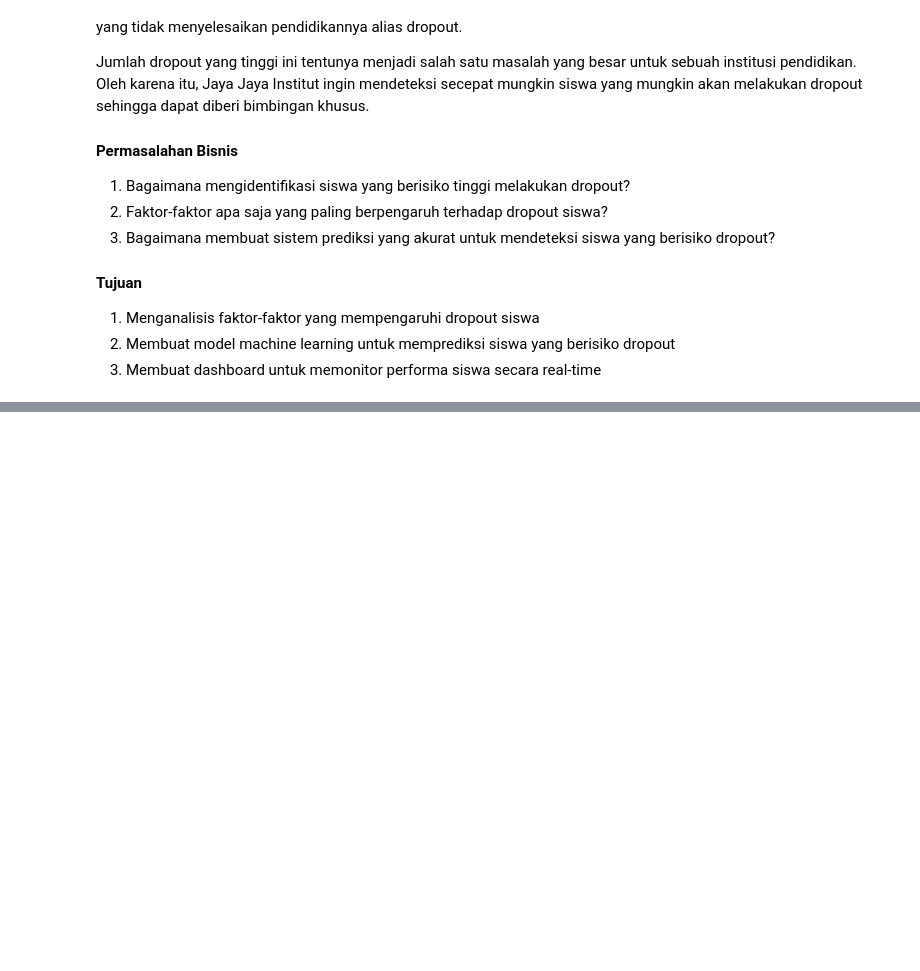
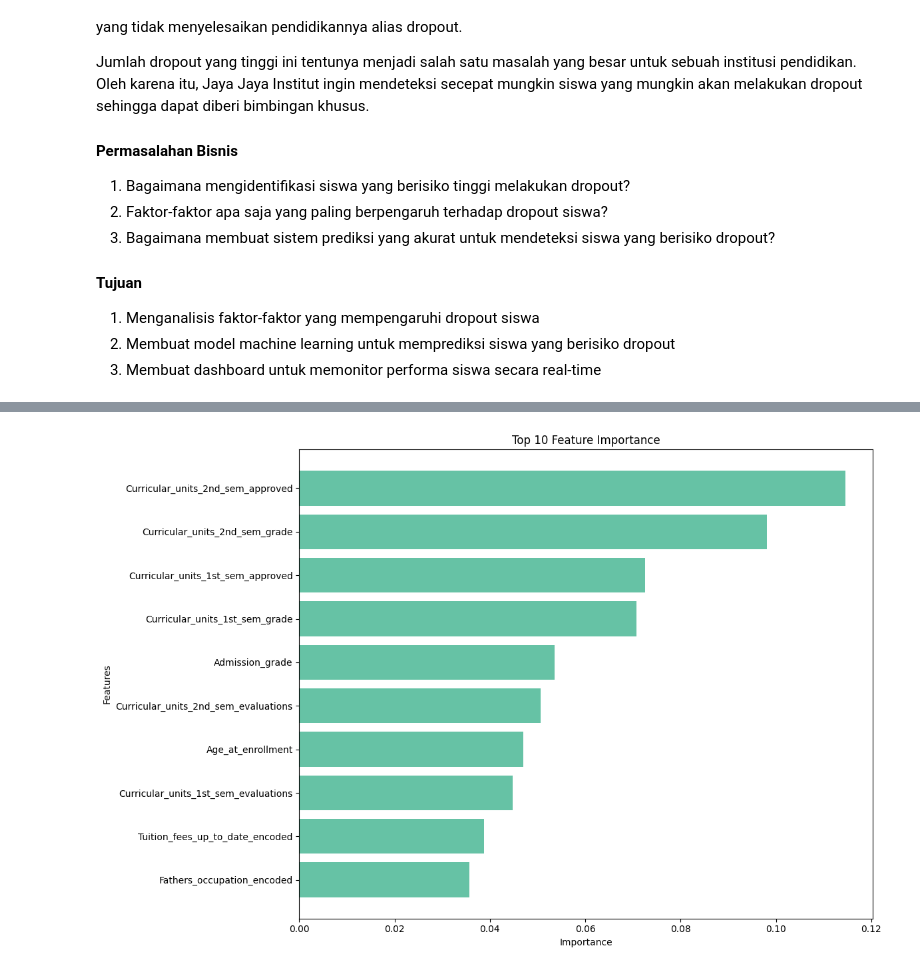
Before and after one commit to fikri6659/Belajar-Penerapan-Data-Science-02, a Jupyter notebook: notebook.ipynb, the cells around one changed output, grey strips where cells are left out. Cells and saved outputs as stored; diff of their text form; code cells hidden in the pictures; blank space fills up the shorter version.

```diff
--- a/notebook.ipynb
+++ b/notebook.ipynb
@@ -144,14 +122,0 @@ Persentase: 16.00%
-# %%
-# Encode categorical variables
-le = LabelEncoder()
-
-categorical_cols = ['gender', 'race/ethnicity', 'parental level of education',
-                    'lunch', 'test preparation course']
-
-for col in categorical_cols:
-    df[col + '_encoded'] = le.fit_transform(df[col])
-
-# Buat dummy variables untuk race/ethnicity
-df = pd.get_dummies(df, columns=['race/ethnicity'], prefix='race', drop_first=True)
-
-df.head()
@@ -356,0 +208,9 @@ plt.show()
+# %%
+# Feature importance
+feature_importance = pd.DataFrame({
+    'feature': all_features,
+    'importance': model.feature_importances_
+}).sort_values('importance', ascending=False)
+
+print('Top 10 Features:')
+print(feature_importance.head(10))
@@ -357 +230,15 @@ plt.show()
+# %%
+# Visualisasi Feature Importance
+plt.figure(figsize=(12, 8))
+top_10 = feature_importance.head(10)
+plt.barh(range(len(top_10)), top_10['importance'].values)
+plt.yticks(range(len(top_10)), top_10['feature'].values)
+plt.xlabel('Importance')
+plt.ylabel('Features')
+plt.title('Top 10 Feature Importance')
+plt.gca().invert_yaxis()
+plt.tight_layout()
+plt.show()
+# %% [output]
+[figure, added]
 # %%
```
Also changed, not shown: parts of 34 cells of this notebook, 15 other files.
